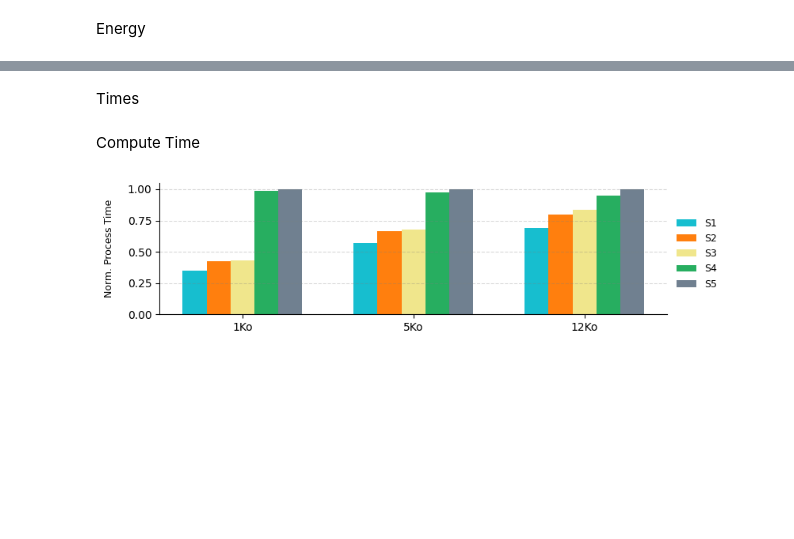
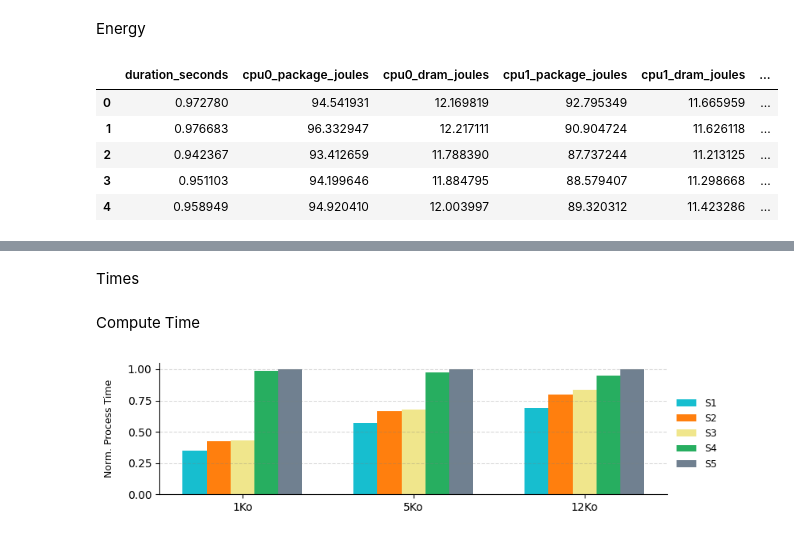
Before and after one commit to donaldonana/FaaS-Benchmark, a Jupyter notebook: text-to-speech/text-to-speech.ipynb, the cells around one changed output, grey strips where cells are left out. Saved outputs shown, nothing was run; the diff lists cells and outputs as text; code cells hidden in the pictures; blank space fills up the shorter version.

```diff
--- a/text-to-speech/text-to-speech.ipynb
+++ b/text-to-speech/text-to-speech.ipynb
@@ -72,3 +71,22 @@ df["energy"] = df["cpu0_package_joules"] + df["cpu1_package_joules"]
+# %%
+# df = pd.read_csv("result/text-to-speech-perf.csv")
+df = pd.read_csv("result/energy.csv")
+
+df["energy"] = df["cpu0_package_joules"] + df["cpu1_package_joules"]
+# Replace commas with dots in 'mean_energys' column
+# df['mean_energys'] = df['mean_energys'].str.replace(',', '.')
+
+# Convert to float
+# df['mean_energys'] = pd.to_numeric(df['mean_energys'], errors='coerce')
+df.head()
+# df.dtypes
+# %% [output]
+|  | duration_seconds | cpu0_package_joules | cpu0_dram_joules | cpu1_package_joules | cpu1_dram_joules | ... |
+| 0 | 0.972780 | 94.541931 | 12.169819 | 92.795349 | 11.665959 | ... |
+| 1 | 0.976683 | 96.332947 | 12.217111 | 90.904724 | 11.626118 | ... |
+| 2 | 0.942367 | 93.412659 | 11.788390 | 87.737244 | 11.213125 | ... |
+| 3 | 0.951103 | 94.199646 | 11.884795 | 88.579407 | 11.298668 | ... |
+| 4 | 0.958949 | 94.920410 | 12.003997 | 89.320312 | 11.423286 | ... |
 # %%
 dftt = df.copy()
 mean_df = dftt.groupby(['schema', 'text'], as_index=False)['energy'].mean()
```
Also changed, not shown: parts of 3 cells of this notebook, 3 other files.
